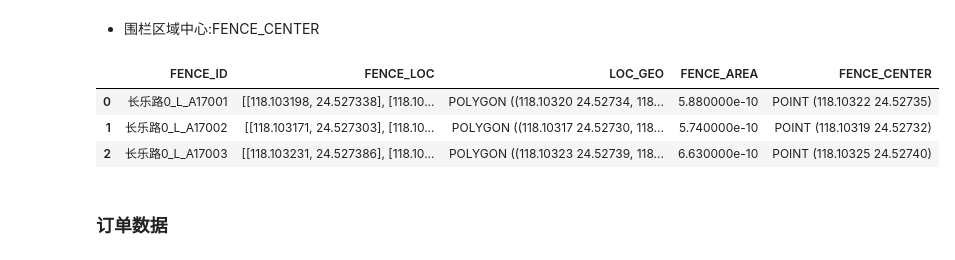
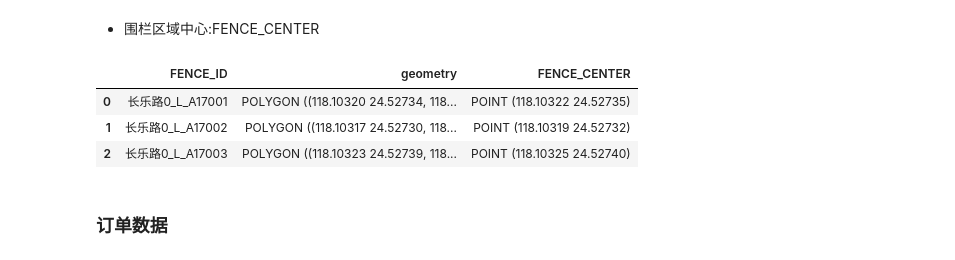
Before and after one commit to chenjiyan2001/Datawhale-TeamLearning-StudyNotes, a Jupyter notebook: 2021/02/DCIC 2021/Task2.ipynb, the cells around one changed output. Saved outputs shown, nothing was run; the diff lists cells and outputs as text; code cells hidden in the pictures.

```diff
--- a/2021/02/DCIC 2021/Task2.ipynb
+++ b/2021/02/DCIC 2021/Task2.ipynb
@@ -323,7 +323,7 @@ bike_track[bike_track['BICYCLE_ID'] == trackID_count_m500.idxmax()].head(3)
 # %% [markdown]
 - 面积:FENCE_AREA
 # %%
-bike_fence['FENCE_AREA'] = bike_fence['LOC_GEO'].area
+bike_fence['FENCE_AREA'] = bike_fence['geometry'].area
 bike_fence.head(3)
 # %% [output]
 NameError: name 'bike_fence' is not defined
@@ -388,12 +388,12 @@ bike_fence.head(3)
 # %% [markdown]
 - 围栏区域中心:FENCE_CENTER
 # %%
-bike_fence['FENCE_CENTER'] = bike_fence['LOC_GEO'].centroid
+bike_fence['FENCE_CENTER'] = bike_fence['geometry'].centroid
 bike_fence.head(3)
 # %% [output]
-|  | FENCE_ID | FENCE_LOC | LOC_GEO | FENCE_AREA | FENCE_CENTER |
-| 0 | 长乐路0_L_A17001 | [[118.103198, 24.527338], [118.10... | POLYGON ((118.10320 24.52734, 118... | 5.880000e-10 | POINT (118.10322 24.52735) |
-| 1 | 长乐路0_L_A17002 | [[118.103171, 24.527303], [118.10... | POLYGON ((118.10317 24.52730, 118... | 5.740000e-10 | POINT (118.10319 24.52732) |
-| 2 | 长乐路0_L_A17003 | [[118.103231, 24.527386], [118.10... | POLYGON ((118.10323 24.52739, 118... | 6.630000e-10 | POINT (118.10325 24.52740) |
+|  | FENCE_ID | geometry | FENCE_CENTER |
+| 0 | 长乐路0_L_A17001 | POLYGON ((118.10320 24.52734, 118... | POINT (118.10322 24.52735) |
+| 1 | 长乐路0_L_A17002 | POLYGON ((118.10317 24.52730, 118... | POINT (118.10319 24.52732) |
+| 2 | 长乐路0_L_A17003 | POLYGON ((118.10323 24.52739, 118... | POINT (118.10325 24.52740) |
 # %% [markdown]
 ### 订单数据
```
Also changed, not shown: parts of 12 cells of this notebook.
